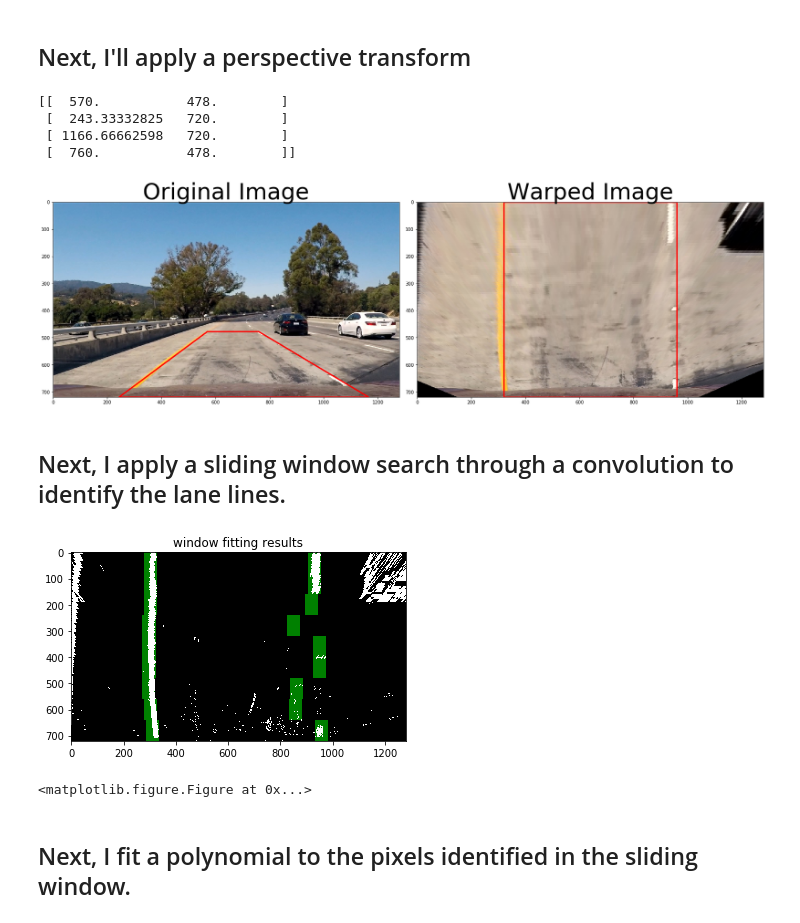
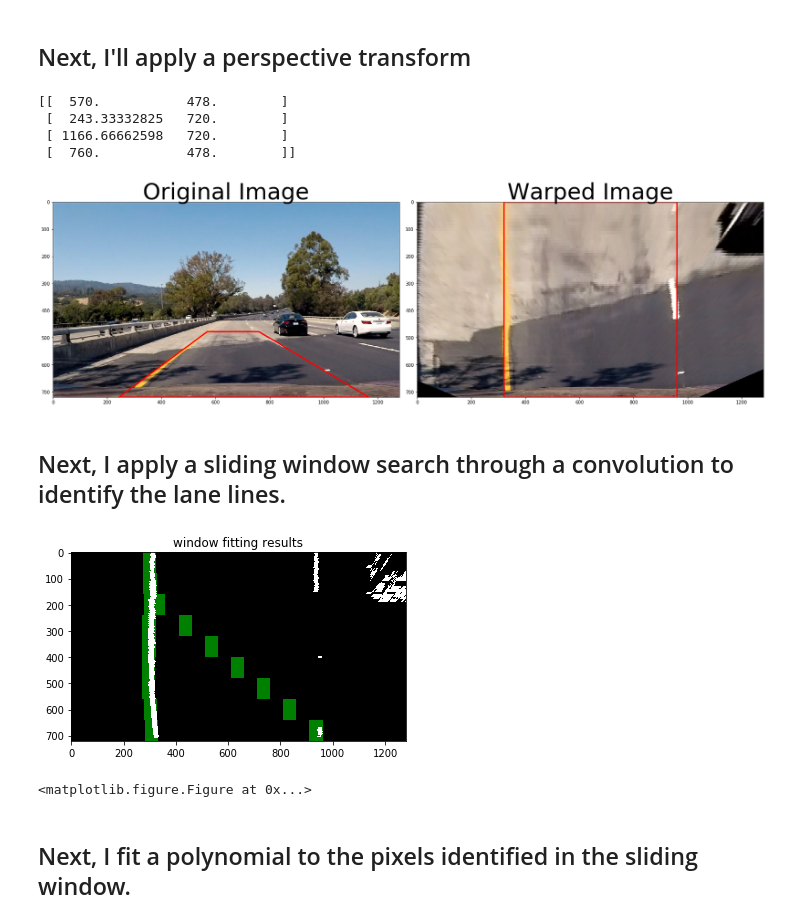
Before and after one commit to albertzheng07/Advanced_Lane_Finding, a Jupyter notebook: examples/project.ipynb, the cells around one changed output. Cells and saved outputs as stored; diff of their text form; code cells hidden in the pictures.

```diff
--- a/examples/project.ipynb
+++ b/examples/project.ipynb
@@ -149,7 +170,7 @@ plt.savefig('Threshold_Result.jpg')
 # %% [markdown]
 ## Next, I'll apply a perspective transform
 # %%
-image = mpimg.imread('../test_images/test1.jpg')
+image = mpimg.imread('../test_images/test5.jpg')
 # %%
 def warper(img, src, dst):
 
@@ -199,7 +220,7 @@ plt.savefig('Warped_Result.jpg')
  [  243.33332825   720.        ]
  [ 1166.66662598   720.        ]
  [  760.           478.        ]]
-[figure, old version]
+[figure, new version]
 # %% [markdown]
 ## Next, I apply a sliding window search through a convolution to identify the lane lines.
 # %%
@@ -210,7 +231,7 @@ margin = 100 # How much to slide left and right for searching
 
 def process_image(image,src,dst):
     image = cv2.undistort(image, mtx, dist, None, mtx) # undistort with camera calibration
-    color_thresh, image = binary_threshold(image, (170, 255), (20, 100)) # run binary threshold
+    image = binary_threshold(image) # run binary threshold
     image = warper(image,src,dst) # run perspective transform
 
     return image
@@ -279,34 +300,34 @@ def find_left_right_points(image, window_centroids, window_width, window_height)
         # Go through each level and draw the windows
         for level in range(0,len(window_centroids)):
            # Window_mask is a function to draw window areas
             l_mask = window_mask(window_width,window_height,image,window_centroids[level][0],level)
             r_mask = window_mask(window_width,window_height,image,window_centroids[level][1],level)
            # Add graphic points from window mask here to total pixels found
             l_points[(l_points == 255) | ((l_mask == 1) ) ] = 255
             r_points[(r_points == 255) | ((r_mask == 1) ) ] = 255
 
         # Draw the results
         template = np.array(r_points+l_points,np.uint8) # add both left and right window pixels together
         zero_channel = np.zeros_like(template) # create a zero color channel
         template = np.array(cv2.merge((zero_channel,template,zero_channel)),np.uint8) # make window pixels green
         warpage= np.dstack((image, image, image))*255 # making the original road pixels 3 color channels
         output = cv2.addWeighted(warpage, 1, template, 0.5, 0.0) # overlay the orignal road image with window results
 
     # If no window centers found, just display orginal road image
     else:
         output = np.array(cv2.merge((image,image,image)),np.uint8)
 
     return output, l_points, r_points
 
 output, l_points, r_points = find_left_right_points(warp_image, window_centroids, window_width, window_height)
 
 # Display the final results
 plt.imshow(output)
 plt.title('window fitting results')
 plt.show()
 plt.savefig('Window_Fit_Result.jpg')
 # %% [output]
-[figure, old version]
+[figure, new version]
 <matplotlib.figure.Figure at 0x...>
 # %% [markdown]
 ## Next, I fit a polynomial to the pixels identified in the sliding window.
```
Also changed, not shown: parts of 1 cell of this notebook, 3 other files.
